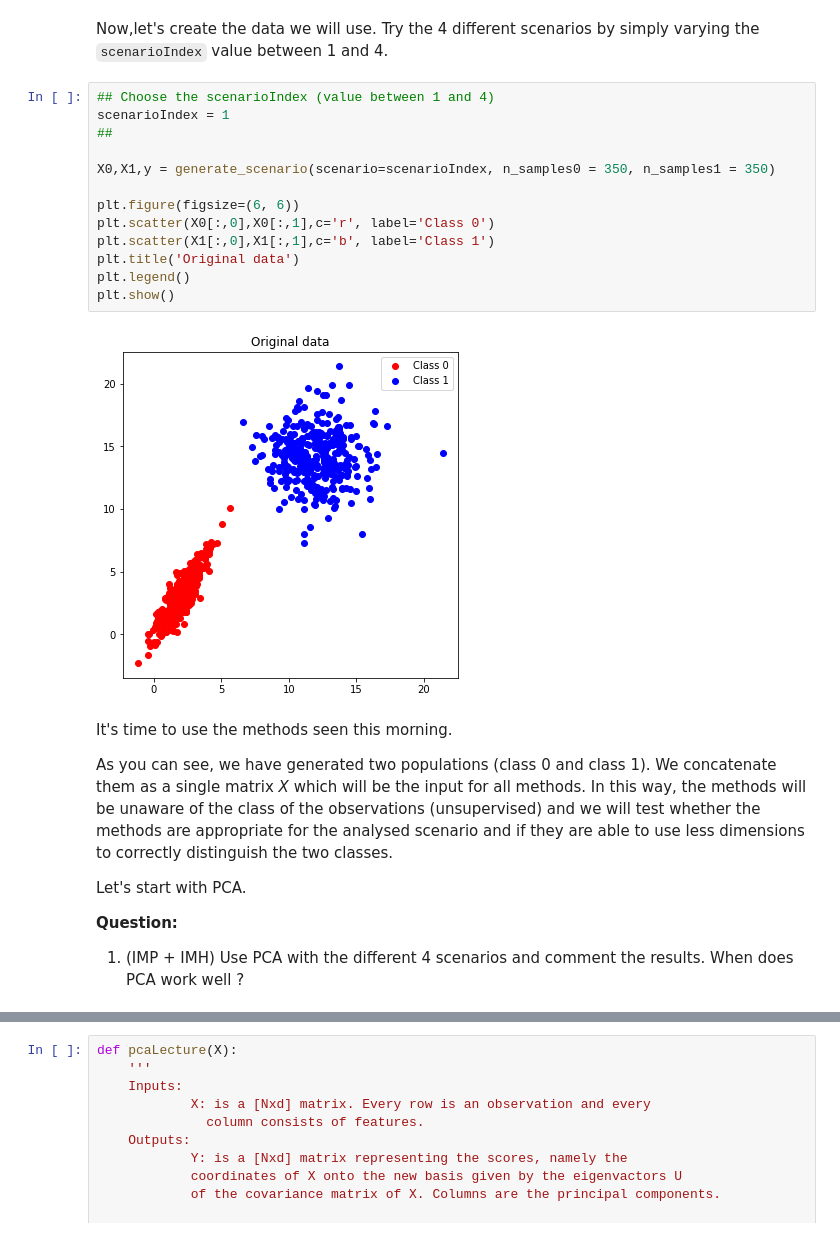
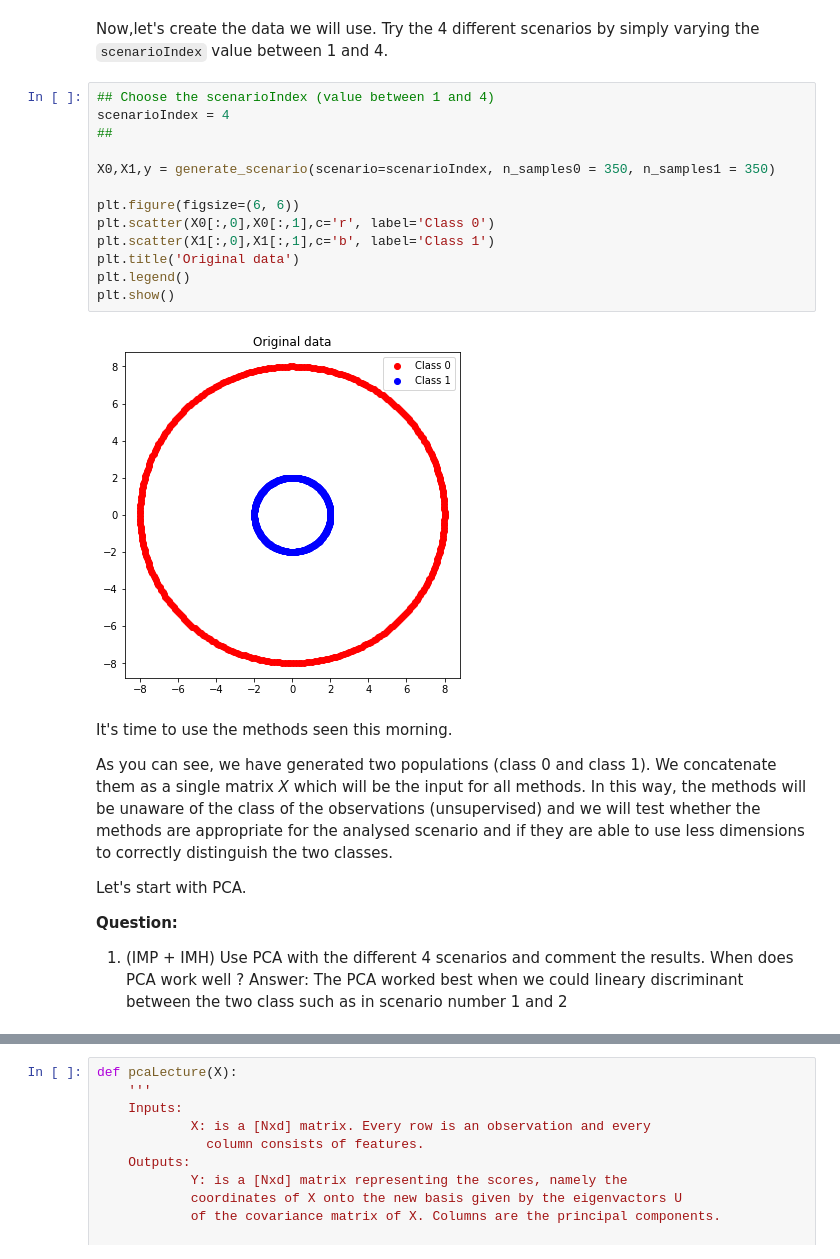
Before and after one commit to Eidantz/Machine-Learning-for-Bioimaging, a Jupyter notebook: TP1 - Unsupervised Learning/TP_Unsupervised_0_ToyExamples_BIM.ipynb, the cells around one changed output, grey strips where cells are left out. Cells and saved outputs as stored; diff of their text form.

Commit message:
add answers to the questions TD0

```diff
--- a/TP1 - Unsupervised Learning/TP_Unsupervised_0_ToyExamples_BIM.ipynb
+++ b/TP1 - Unsupervised Learning/TP_Unsupervised_0_ToyExamples_BIM.ipynb
@@ -139,19 +139,19 @@ Now,let's create the data we will use.
 Try the 4 different scenarios by simply varying the `scenarioIndex` value between 1 and 4.
 # %%
 ## Choose the scenarioIndex (value between 1 and 4)
-scenarioIndex = 1
+scenarioIndex = 4
 ##
 
 X0,X1,y = generate_scenario(scenario=scenarioIndex, n_samples0 = 350, n_samples1 = 350)
 
 plt.figure(figsize=(6, 6))
 plt.scatter(X0[:,0],X0[:,1],c='r', label='Class 0')
 plt.scatter(X1[:,0],X1[:,1],c='b', label='Class 1')
 plt.title('Original data')
 plt.legend()
 plt.show()
 # %% [output]
-[figure, old version]
+[figure, new version]
 # %% [markdown]
 It's time to use the methods seen this morning.
 
@@ -161,6 +161,7 @@ Let's start with PCA.
 
 **Question:**
 1. (IMP + IMH) Use PCA with the different 4 scenarios and comment the results. When does PCA work well ?
+Answer: The PCA worked best when we could lineary discriminant between the two class such as in scenario number 1 and 2
 # %%
 X=np.concatenate((X0,X1),axis=0)
 
```
Also changed, not shown: parts of 16 cells of this notebook.
